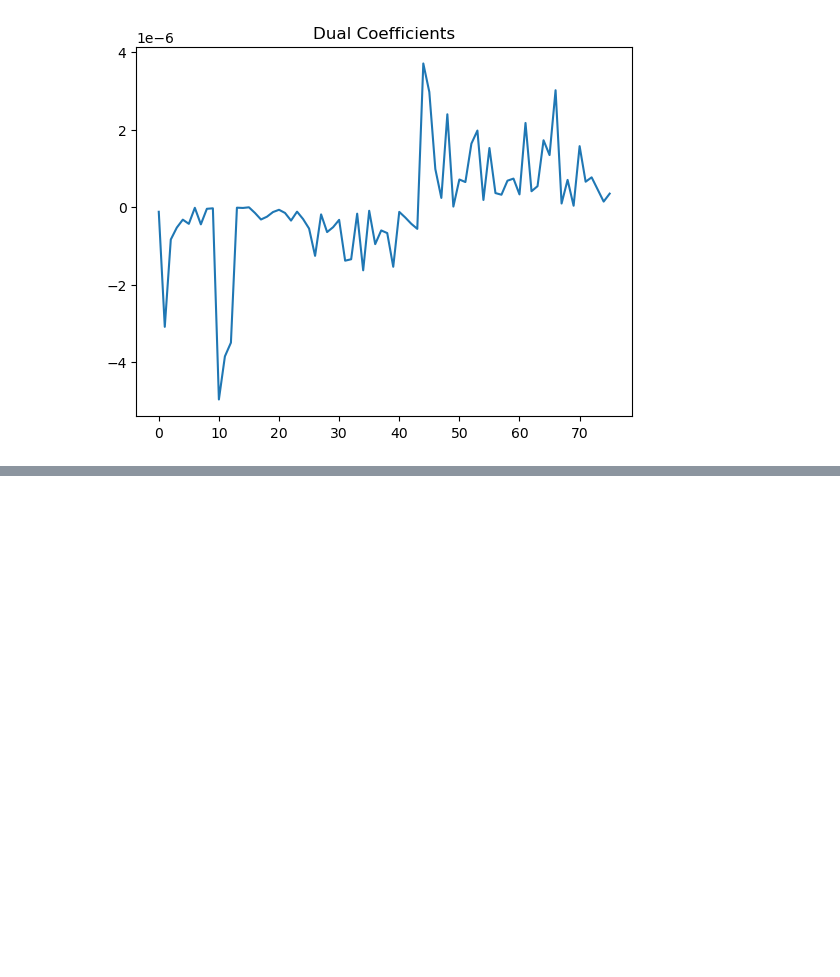
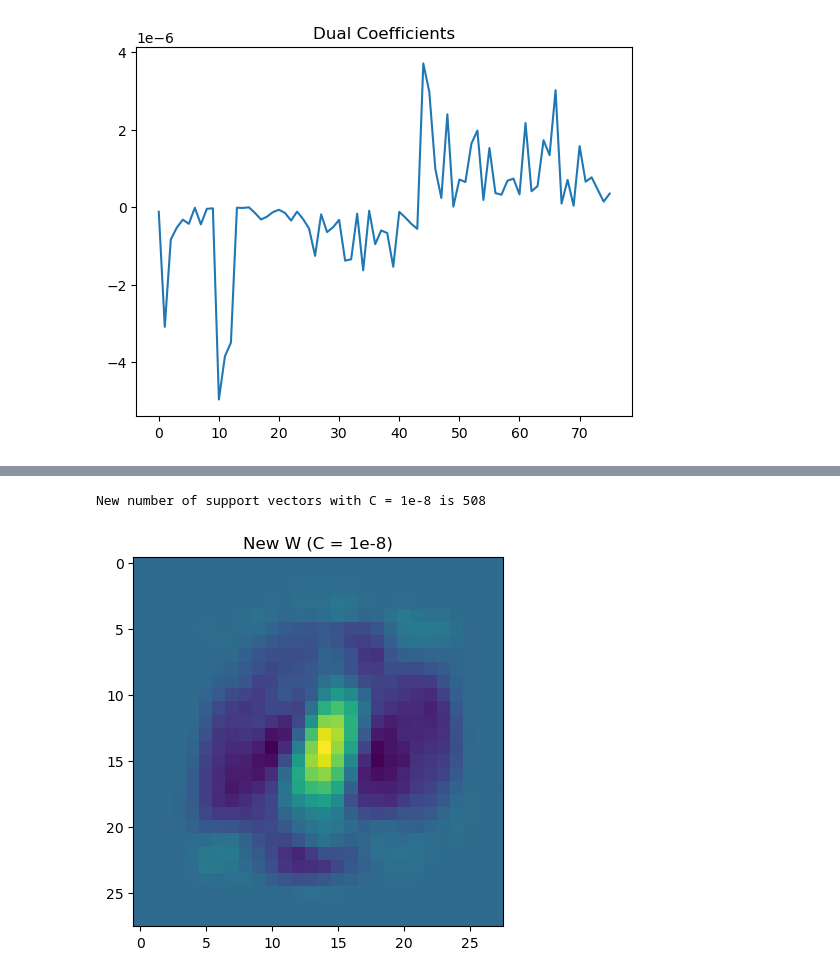
Before and after one commit to brandonegg/MNIST-classification, a Jupyter notebook: Phase3/Phase3.ipynb, the cells around one changed output, grey strips where cells are left out. Cells and saved outputs as stored; diff of their text form; code cells hidden in the pictures; blank space fills up the shorter version.

```diff
--- a/Phase3/Phase3.ipynb
+++ b/Phase3/Phase3.ipynb
@@ -85,0 +120,12 @@ fig = plt.plot(sv_predict)
+# %%
+# Plotting the support vectors
+clf_lower_C = SVC(C=1e-8, kernel='linear')
+clf_lower_C.fit(X_train, y_train)
+
+print(f"New number of support vectors with C = 1e-8 is {len(clf_lower_C.support_vectors_)}")
+W_lower_c = clf_lower_C.coef_
+plt.title('New W (C = 1e-8)')
+fig = plt.imshow(np.reshape(W_lower_c,(28,28)))
+# %% [output]
+New number of support vectors with C = 1e-8 is 508
+[figure, added]
```
Also changed, not shown: parts of 17 cells of this notebook.
